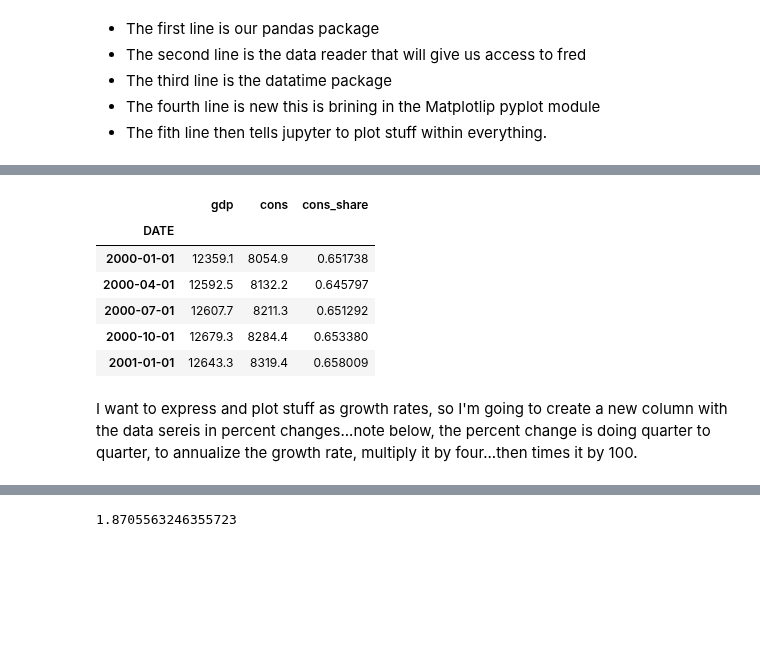
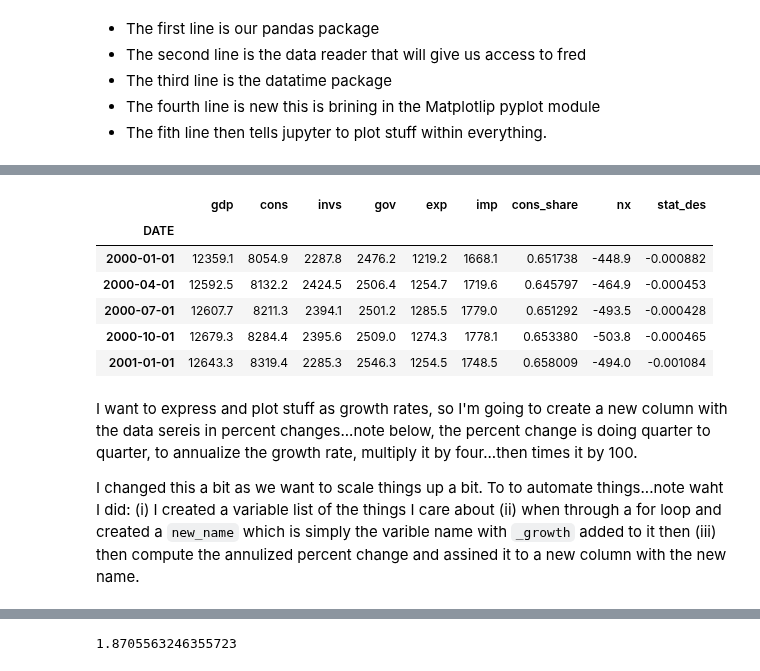
Before and after one commit to mwaugh0328/Data_Bootcamp_Fall_2017, a Jupyter notebook: data_bootcamp_1023/intro_matplotlib.ipynb, the cells around one changed output, grey strips where cells are left out. Drawn from its saved outputs; the diff is of its cells as text; code cells hidden in the pictures; blank space fills up the shorter version.

```diff
--- a/data_bootcamp_1023/intro_matplotlib.ipynb
+++ b/data_bootcamp_1023/intro_matplotlib.ipynb
@@ -20,4 +20,4 @@ import matplotlib.pyplot as plt
 - The fith line then tells jupyter to plot stuff within everything.
 # %%
 start = dt.datetime(2000,1,1)
-codes = ["GDPC1", "PCECC96"]
+codes = ["GDPC1", "PCECC96", "GPDIC1", "GCEC1","EXPGSC1","IMPGSC1"]
@@ -27,15 +28,19 @@ codes = ["GDPC1", "PCECC96"]
 # %%
 usdata = data.DataReader(codes, "fred", start)
-usdata.columns = ["gdp", "cons"]
+usdata.columns = ["gdp", "cons","invs", "gov", "exp", "imp"]
 usdata["cons_share"] = usdata.cons / usdata.gdp
+usdata["nx"] = usdata.exp - usdata.imp
+usdata["stat_des"] = (usdata.gdp - usdata.cons - usdata.invs - usdata.gov - usdata.nx)/usdata.gdp
 usdata.head()
 # %% [output]
-|  | gdp | cons | cons_share |
-| DATE |  |  |  |
-| 2000-01-01 | 12359.1 | 8054.9 | 0.651738 |
-| 2000-04-01 | 12592.5 | 8132.2 | 0.645797 |
-| 2000-07-01 | 12607.7 | 8211.3 | 0.651292 |
-| 2000-10-01 | 12679.3 | 8284.4 | 0.653380 |
-| 2001-01-01 | 12643.3 | 8319.4 | 0.658009 |
+|  | gdp | cons | invs | gov | exp | imp | cons_share | nx | stat_des |
+| DATE |  |  |  |  |  |  |  |  |  |
+| 2000-01-01 | 12359.1 | 8054.9 | 2287.8 | 2476.2 | 1219.2 | 1668.1 | 0.651738 | -448.9 | -0.000882 |
+| 2000-04-01 | 12592.5 | 8132.2 | 2424.5 | 2506.4 | 1254.7 | 1719.6 | 0.645797 | -464.9 | -0.000453 |
+| 2000-07-01 | 12607.7 | 8211.3 | 2394.1 | 2501.2 | 1285.5 | 1779.0 | 0.651292 | -493.5 | -0.000428 |
+| 2000-10-01 | 12679.3 | 8284.4 | 2395.6 | 2509.0 | 1274.3 | 1778.1 | 0.653380 | -503.8 | -0.000465 |
+| 2001-01-01 | 12643.3 | 8319.4 | 2285.3 | 2546.3 | 1254.5 | 1748.5 | 0.658009 | -494.0 | -0.001084 |
 # %% [markdown]
 I want to express and plot stuff as growth rates, so I'm going to create a new column with the data sereis in percent changes...note below, the percent change is doing quarter to quarter, to annualize the growth rate, multiply it by four...then times it by 100.
+
+I changed this a bit as we want to scale things up a bit. To to automate things...note waht I did: (i) I created a variable list of the things I care about (ii) when through a for loop and created a `new_name` which is simply the varible name with `_growth` added to it then (iii) then compute the annulized percent change and assined it to a new column with the new name.
```
Also changed, not shown: parts of 24 cells of this notebook.
